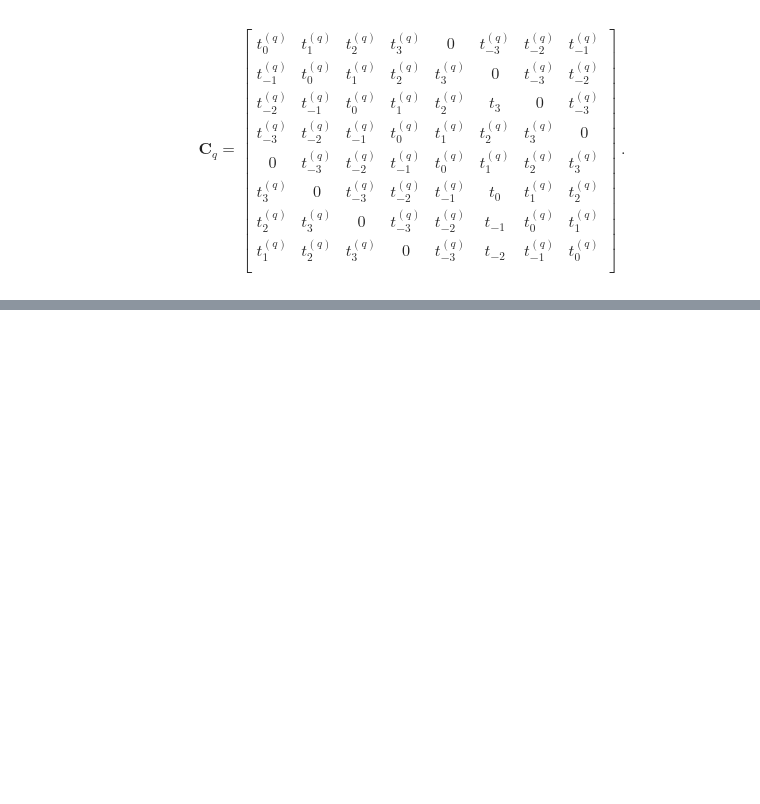
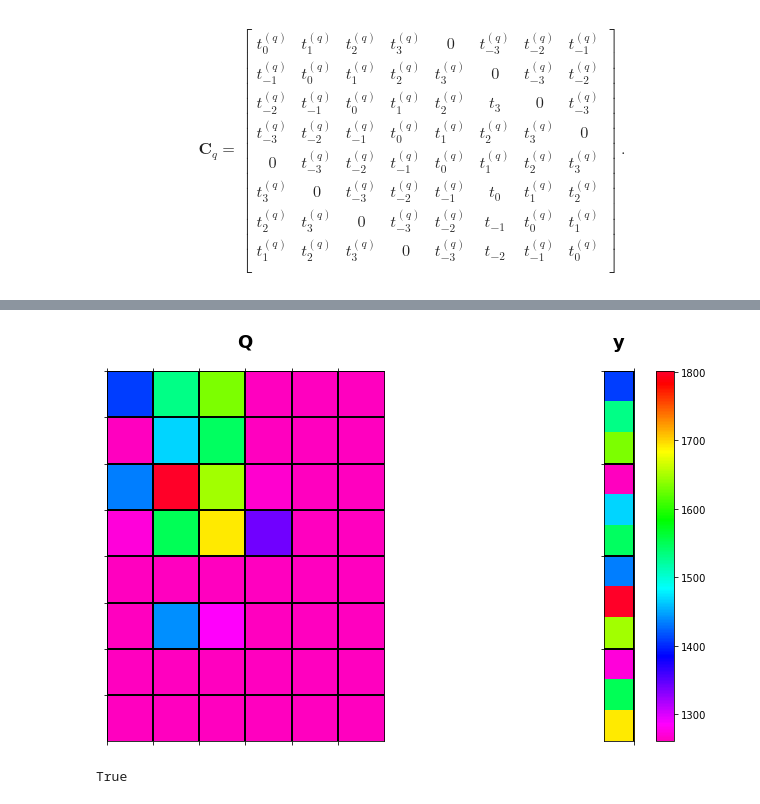
Before and after one commit to birocoles/Disciplina-metodos-computacionais, a Jupyter notebook: Content/Block_Toeplitz_circulant_matrices.ipynb, the cells around one changed output, grey strips where cells are left out. Saved outputs shown, nothing was run; the diff lists cells and outputs as text; code cells hidden in the pictures; blank space fills up the shorter version.

Commit message:
example matvec product for general BTTB matrices with embedding BCCB

```diff
--- a/Content/Block_Toeplitz_circulant_matrices.ipynb
+++ b/Content/Block_Toeplitz_circulant_matrices.ipynb
@@ -887,0 +942,31 @@ plt.show()
+# %%
+H = L*fft2(x=P_matrix, norm='ortho')
+# %%
+Q_matrix = ifft2(x=H, norm='ortho').real
+# %%
+plt.figure(figsize=(10, 6))
+
+plt.subplot(1,2,1)
+plt.title('$\mathbf{Q}$', fontsize=18)
+plt.matshow(Q_matrix, fignum=0,
+            vmin = np.min(y_matvec), vmax = np.max(y_matvec),
+            cmap='gist_rainbow_r')
+plt.xticks(ticks=np.arange(2*P) - 0.5, labels=[])
+plt.yticks(ticks=np.arange(2*Q) - 0.5, labels=[])
+plt.grid(color='k', linewidth=2)
+
+plt.subplot(1,2,2)
+plt.title('$\mathbf{y}$', fontsize=18)
+plt.matshow(np.reshape(y_matvec, (y_matvec.size,1)), fignum=0,
+            vmin = np.min(y_matvec), vmax = np.max(y_matvec),
+            cmap='gist_rainbow_r')
+plt.colorbar()
+plt.xticks(ticks=[0.5], labels=[])
+plt.yticks(ticks=np.arange(Q)*P - 0.5, labels=[])
+plt.grid(color='k', linewidth=2)
+
+plt.tight_layout()
+
+plt.show()
+# %% [output]
+[figure, added]
@@ -887,0 +975,4 @@ plt.show()
+# %%
+np.allclose(y_matvec, y_fft)
+# %% [output]
+True
```
Also changed, not shown: parts of 32 cells of this notebook.
